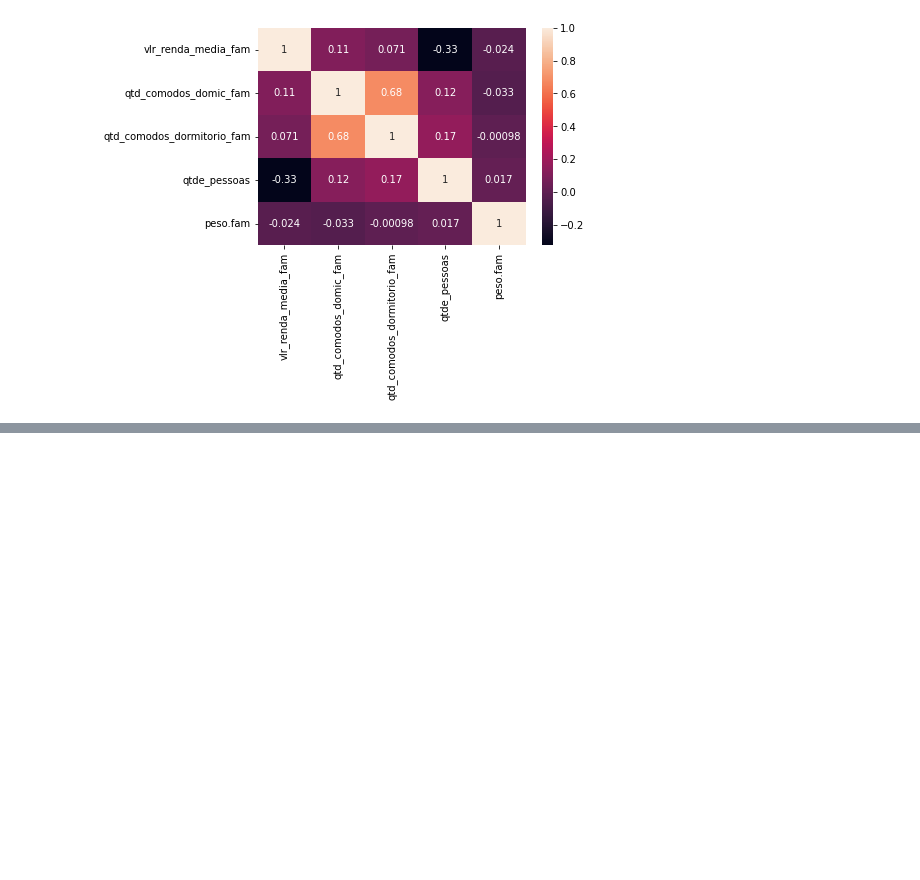
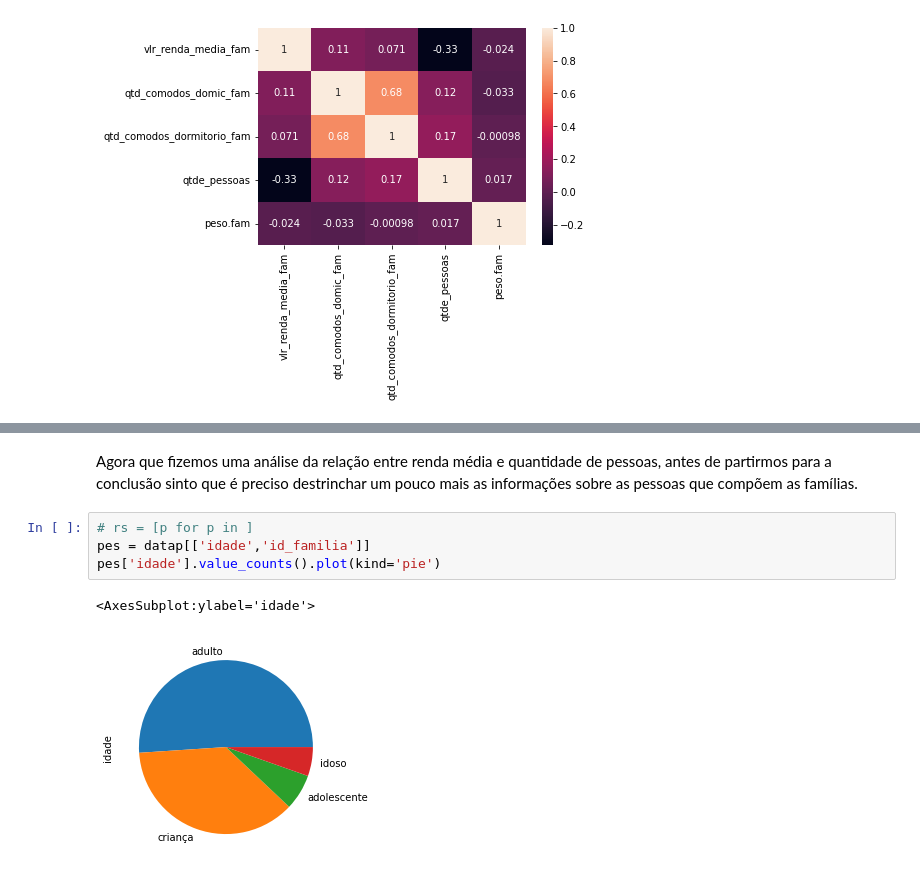
Before and after one commit to diegoabs84/Machine-Learnig---Project-1, a Jupyter notebook: ML_Trabalho_prático_1.ipynb, the cells around one changed output, grey strips where cells are left out. Drawn from its saved outputs; the diff is of its cells as text; blank space fills up the shorter version.

Commit message:
Mais análise

```diff
--- a/ML_Trabalho_prático_1.ipynb
+++ b/ML_Trabalho_prático_1.ipynb
@@ -342,0 +348,9 @@ sns.heatmap(corr_table, xticklabels=corr_table.columns, yticklabels=corr_table.c
+# %% [markdown]
+Agora que fizemos uma análise da relação entre renda média e quantidade de pessoas, antes de partirmos para a conclusão sinto que é preciso destrinchar um pouco mais as informações sobre as pessoas que compõem as famílias.
+# %%
+# rs = [p for p in ]
+pes = datap[['idade','id_familia']]
+pes['idade'].value_counts().plot(kind='pie')
+# %% [output]
+<AxesSubplot:ylabel='idade'>
+[figure, added]
```
Also changed, not shown: parts of 6 cells of this notebook.
